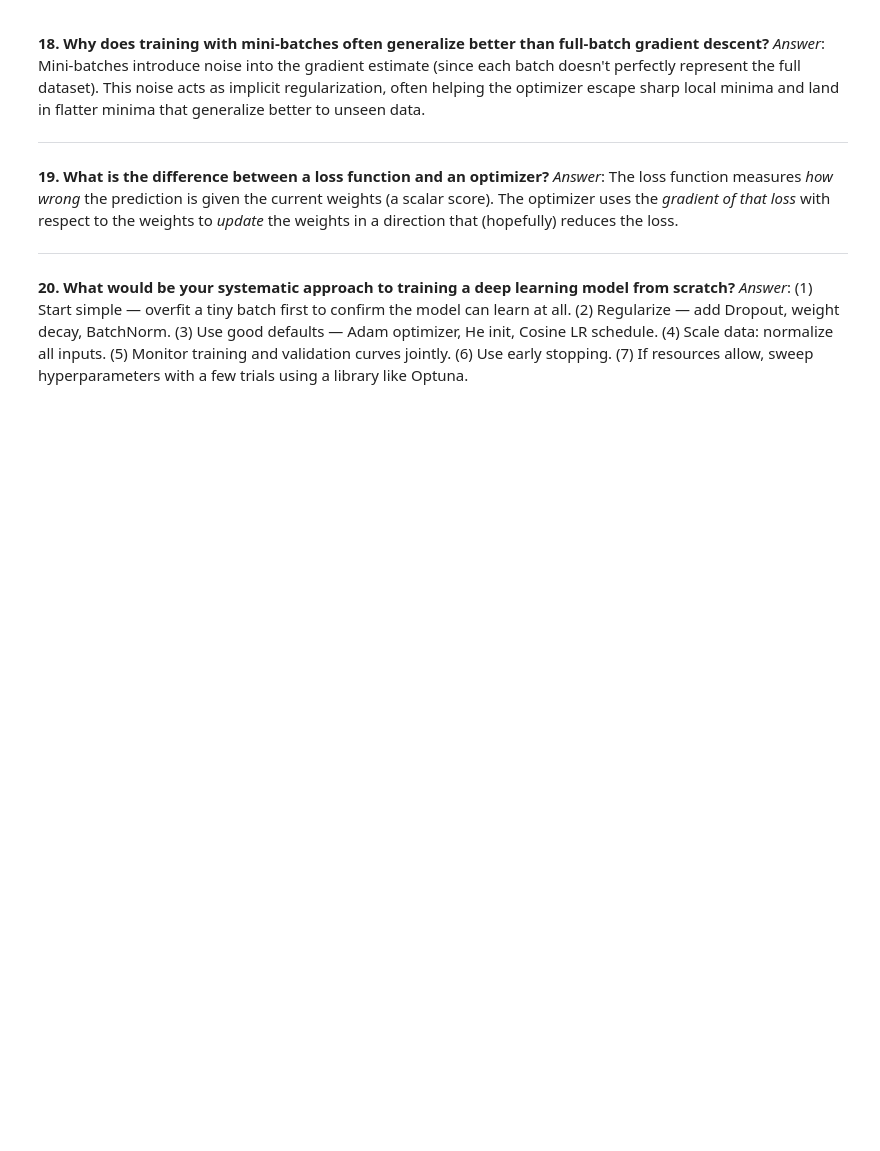
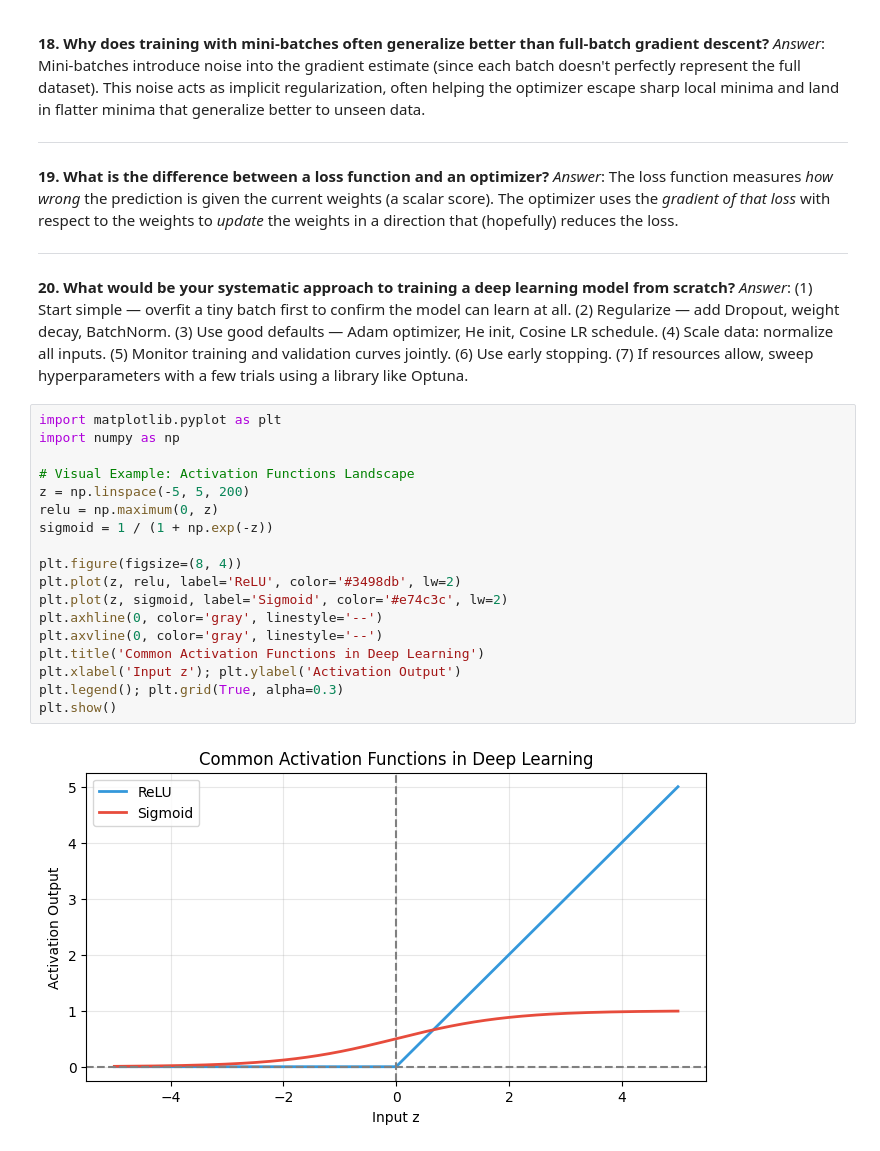
Before and after one commit to rat-it/MyAI, a Jupyter notebook: DL/DL_Foundational_Concepts.ipynb, the cells around one changed output. Drawn from its saved outputs; the diff is of its cells as text; blank space fills up the shorter version.

```diff
--- a/DL/DL_Foundational_Concepts.ipynb
+++ b/DL/DL_Foundational_Concepts.ipynb
@@ -911,3 +965,23 @@ print("Using lr=1e-5 (much smaller than training from scratch)")
 
 **20. What would be your systematic approach to training a deep learning model from scratch?**
 *Answer*: (1) Start simple — overfit a tiny batch first to confirm the model can learn at all. (2) Regularize — add Dropout, weight decay, BatchNorm. (3) Use good defaults — Adam optimizer, He init, Cosine LR schedule. (4) Scale data: normalize all inputs. (5) Monitor training and validation curves jointly. (6) Use early stopping. (7) If resources allow, sweep hyperparameters with a few trials using a library like Optuna.
+# %%
+import matplotlib.pyplot as plt
+import numpy as np
+
+# Visual Example: Activation Functions Landscape
+z = np.linspace(-5, 5, 200)
+relu = np.maximum(0, z)
+sigmoid = 1 / (1 + np.exp(-z))
+
+plt.figure(figsize=(8, 4))
+plt.plot(z, relu, label='ReLU', color='#3498db', lw=2)
+plt.plot(z, sigmoid, label='Sigmoid', color='#e74c3c', lw=2)
+plt.axhline(0, color='gray', linestyle='--')
+plt.axvline(0, color='gray', linestyle='--')
+plt.title('Common Activation Functions in Deep Learning')
+plt.xlabel('Input z'); plt.ylabel('Activation Output')
+plt.legend(); plt.grid(True, alpha=0.3)
+plt.show()
+# %% [output]
+[figure, added]
```
Also changed, not shown: parts of 15 cells of this notebook, 30 other files.
